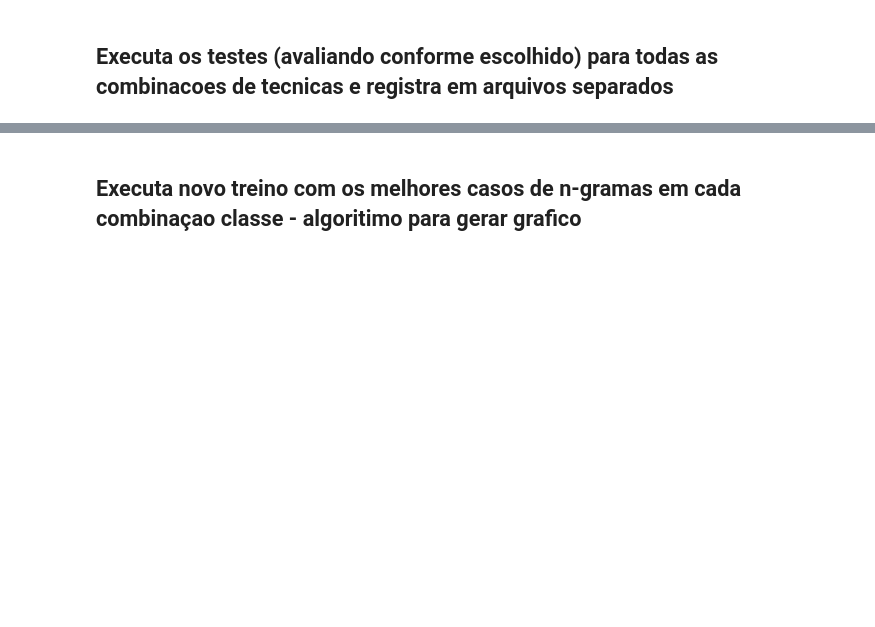
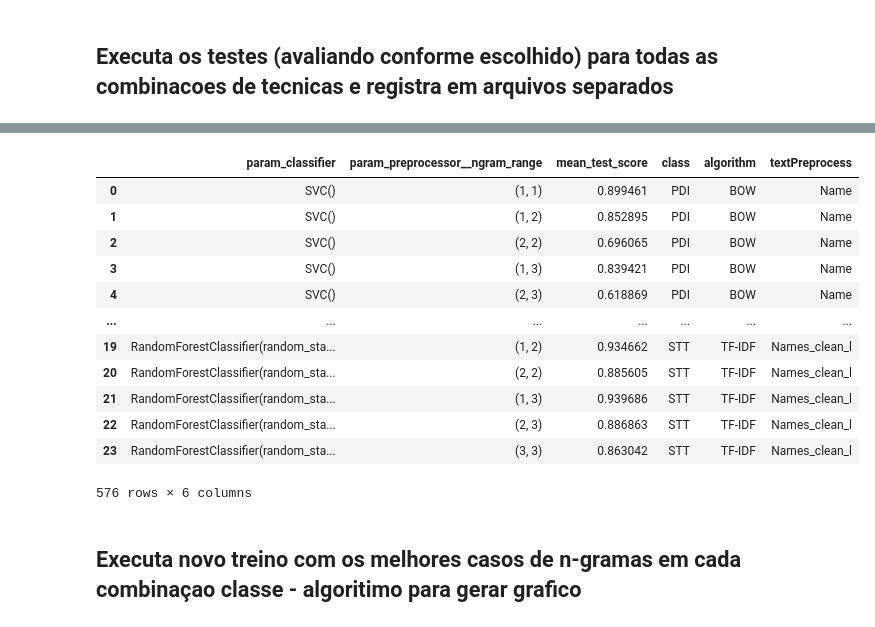
Before and after one commit to VitorCamargs/SBSI-AutomatedClassificationEvaluation, a Jupyter notebook: ML_Comparison.ipynb, the cells around one changed output, grey strips where cells are left out. Drawn from its saved outputs; the diff is of its cells as text; code cells hidden in the pictures; blank space fills up the shorter version.

```diff
--- a/ML_Comparison.ipynb
+++ b/ML_Comparison.ipynb
@@ -338,3 +405,19 @@ agrupar_saidas(roc_auc_list,"roc_auc")
+# %%
+df_completo
+# %% [output]
+|  | param_classifier | param_preprocessor__ngram_range | mean_test_score | class | algorithm | textPreprocess |
+| 0 | SVC() | (1, 1) | 0.899461 | PDI | BOW | Name |
+| 1 | SVC() | (1, 2) | 0.852895 | PDI | BOW | Name |
+| 2 | SVC() | (2, 2) | 0.696065 | PDI | BOW | Name |
+| 3 | SVC() | (1, 3) | 0.839421 | PDI | BOW | Name |
+| 4 | SVC() | (2, 3) | 0.618869 | PDI | BOW | Name |
+| ... | ... | ... | ... | ... | ... | ... |
+| 19 | RandomForestClassifier(random_sta... | (1, 2) | 0.934662 | STT | TF-IDF | Names_clean_l |
+| 20 | RandomForestClassifier(random_sta... | (2, 2) | 0.885605 | STT | TF-IDF | Names_clean_l |
+| 21 | RandomForestClassifier(random_sta... | (1, 3) | 0.939686 | STT | TF-IDF | Names_clean_l |
+| 22 | RandomForestClassifier(random_sta... | (2, 3) | 0.886863 | STT | TF-IDF | Names_clean_l |
+| 23 | RandomForestClassifier(random_sta... | (3, 3) | 0.863042 | STT | TF-IDF | Names_clean_l |
+576 rows × 6 columns
 # %% [markdown]
 ## Executa novo treino com os melhores casos de n-gramas em cada combinaçao classe - algoritimo para gerar grafico
 # %%
```
Also changed, not shown: parts of 30 cells of this notebook.
